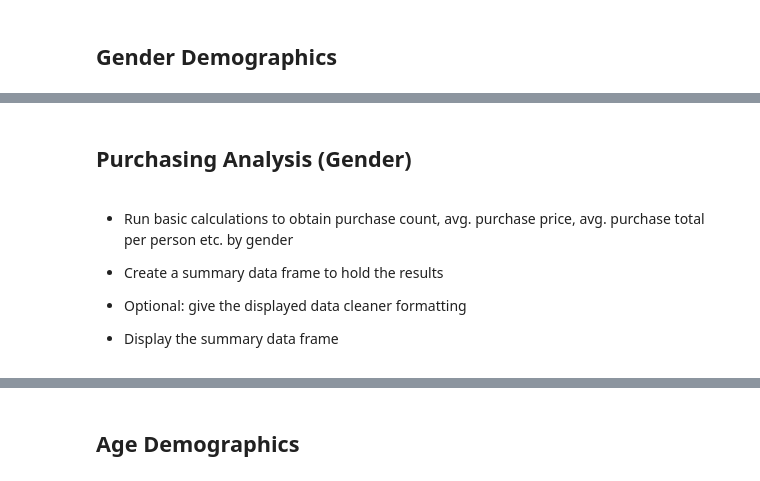
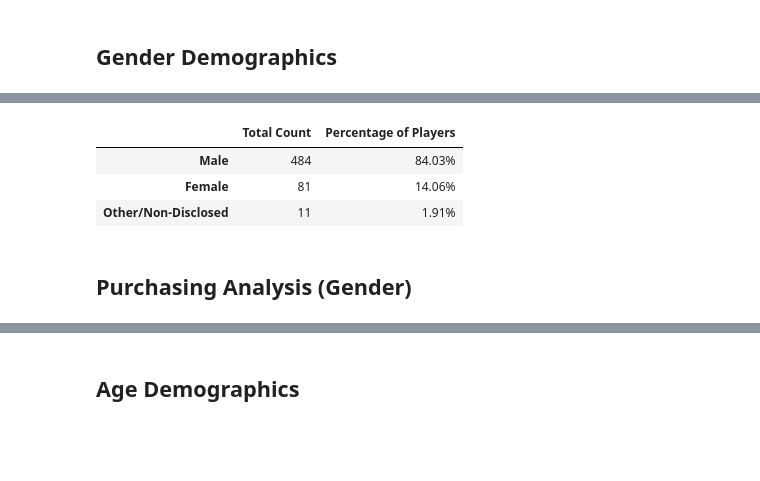
Before and after one commit to eucortes04/pandas_challenge, a Jupyter notebook: HeroesOfPymoli/HeroesOfPymoli_starter.ipynb, the cells around one changed output, grey strips where cells are left out. Cells and saved outputs as stored; diff of their text form; code cells hidden in the pictures; blank space fills up the shorter version.

```diff
--- a/HeroesOfPymoli/HeroesOfPymoli_starter.ipynb
+++ b/HeroesOfPymoli/HeroesOfPymoli_starter.ipynb
@@ -60,29 +45,26 @@ purchase_summary_df.style.format({'Average Price':'${:,.2f}', 'Total Revenue':'$
 # %%
 #Creating DF to store and display Gender Demographics
 gender_df = pd.DataFrame()
 
 #Using loc to pull DF with specific answer to gender question
 male = purchase_data.loc[purchase_data['Gender']=='Male']
 female = purchase_data.loc[purchase_data['Gender']=='Female']
-other = purchase_data.loc[purchase_data['Gender']=='Other/Non-Disclosed']
+other = purchase_data.loc[purchase_data['Gender']=='Other / Non-Disclosed']
 
-#counting and adding gender counts to display DF
-gender_df['Gender'] = 'Male'
+#inserting gender counts into DF
+gender_df.insert(0,'Total Count',[male['SN'].nunique(),female['SN'].nunique(),other['SN'].nunique()])
+#adding index for gender DF
+gender_df.index = ['Male','Female','Other/Non-Disclosed']
+#adding % by dividing cells of gender df by total players df
+gender_df.insert(1,'Percentage of Players',gender_df['Total Count']/total_players_df.iloc[0,0])
 
-male['SN'].nunique()
+#Formatting and print
+gender_df.style.format({'Percentage of Players':'{:,.2%}'})
+# %% [output]
+|  | Total Count | Percentage of Players |
+| Male | 484 | 84.03% |
+| Female | 81 | 14.06% |
+| Other/Non-Disclosed | 11 | 1.91% |
 # %% [markdown]
 
 ## Purchasing Analysis (Gender)
-# %% [markdown]
-* Run basic calculations to obtain purchase count, avg. purchase price, avg. purchase total per person etc. by gender
-
-
-
-
-* Create a summary data frame to hold the results
-
-
-* Optional: give the displayed data cleaner formatting
-
-
-* Display the summary data frame
```
Also changed, not shown: parts of 18 cells of this notebook.
